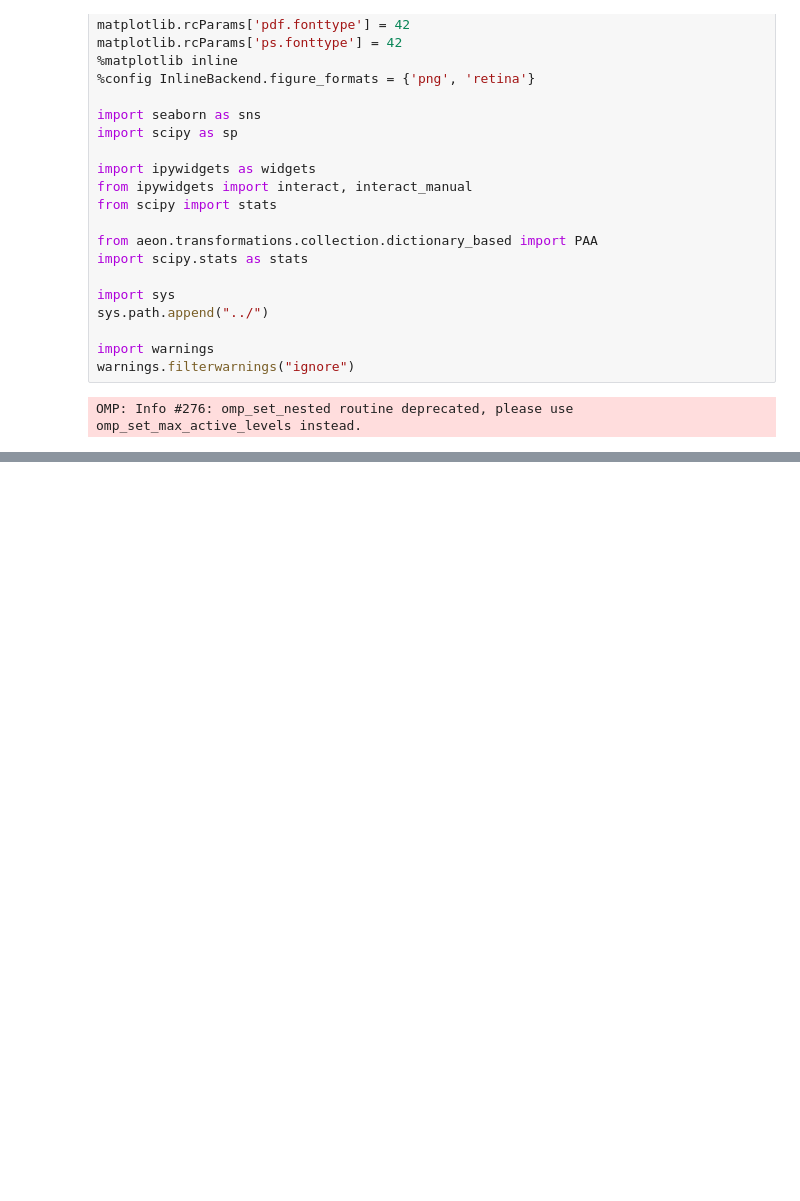
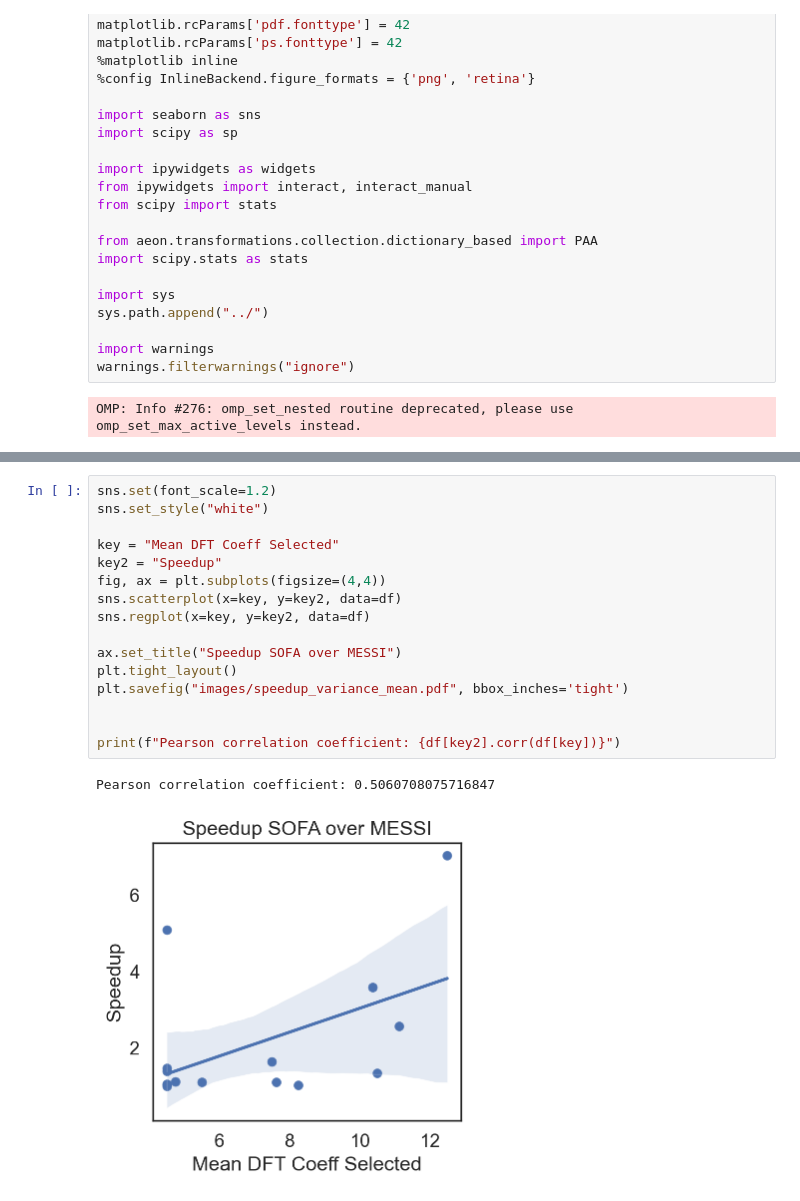
Before and after one commit to patrickzib/SOFA, a Jupyter notebook: notebooks/variance.ipynb, the cells around one changed output, grey strips where cells are left out. Drawn from its saved outputs; the diff is of its cells as text; blank space fills up the shorter version.

```diff
--- a/notebooks/variance.ipynb
+++ b/notebooks/variance.ipynb
@@ -118,0 +158,19 @@ Dataset: PNW_queries     0.21480906009674072
+# %%
+sns.set(font_scale=1.2)
+sns.set_style("white")
+
+key = "Mean DFT Coeff Selected"
+key2 = "Speedup"
+fig, ax = plt.subplots(figsize=(4,4))
+sns.scatterplot(x=key, y=key2, data=df)
+sns.regplot(x=key, y=key2, data=df)
+
+ax.set_title("Speedup SOFA over MESSI")
+plt.tight_layout()
+plt.savefig("images/speedup_variance_mean.pdf", bbox_inches='tight')
+
+
+print(f"Pearson correlation coefficient: {df[key2].corr(df[key])}")
+# %% [output]
+Pearson correlation coefficient: 0.5060708075716847
+[figure, added]
```
Also changed, not shown: parts of 5 cells of this notebook, 15 other files.
